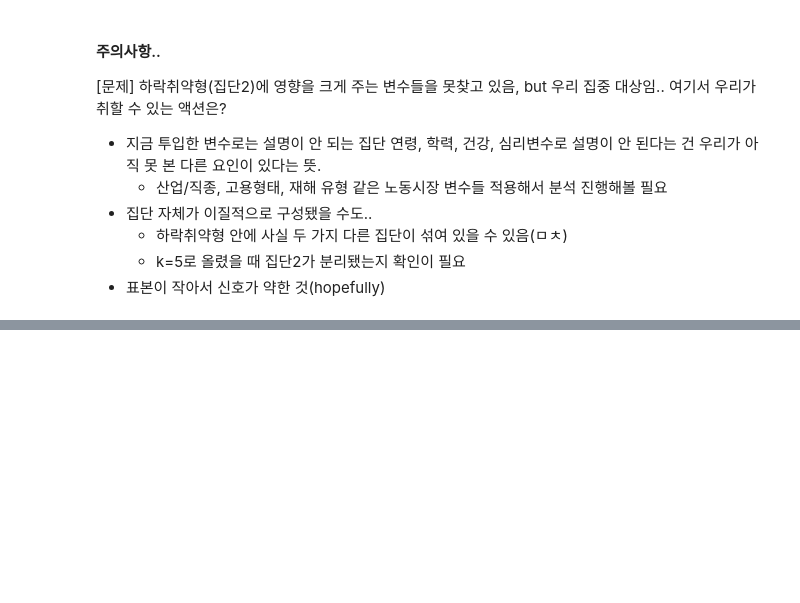
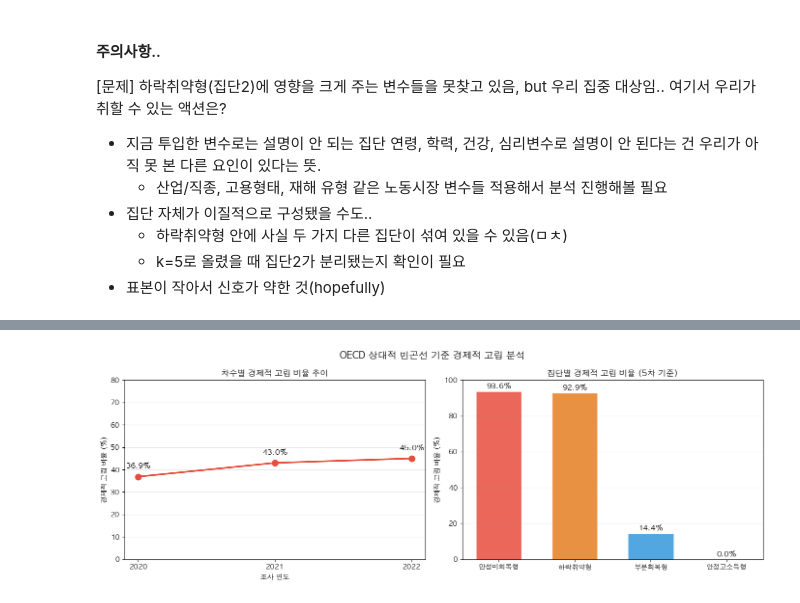
Before and after one commit to hwangsahyun/PSWCI, a Jupyter notebook: PSWCI_code.ipynb, the cells around one changed output, grey strips where cells are left out. Saved outputs shown, nothing was run; the diff lists cells and outputs as text; code cells hidden in the pictures; blank space fills up the shorter version.

```diff
--- a/PSWCI_code.ipynb
+++ b/PSWCI_code.ipynb
@@ -2012,0 +2362,91 @@ SHAP 절댓값의 이론적 범위는 0~infinity, 상한선 X
+# %%
+# ============================================================
+# [Section D] 외부 준거점 결합
+# OECD 상대적 빈곤선(중위소득 50%) 기준 경제적 고립 집단 정의
+#
+# 출처: 보건복지부 브리핑 (2024.07.25)
+# 1인 가구 실제 중위소득
+#   2020년(3차): 215만원 / 2021년(4차): 229만원 / 2022년(5차): 252만원
+# ============================================================
+
+MEDIAN_INCOME = {3: 215.0, 4: 229.0, 5: 252.0}   # 만원/월, 1인 가구
+POVERTY_LINE  = {w: v * 0.5 for w, v in MEDIAN_INCOME.items()}  # OECD 기준 50%
+
+print("=" * 55)
+print("OECD 상대적 빈곤선 기준값 (1인 가구)")
+print("=" * 55)
+for w in [3, 4, 5]:
+    print(f"  {w}차({2017+w}년): 중위소득={MEDIAN_INCOME[w]:.0f}만원 | "
+          f"빈곤선(50%)={POVERTY_LINE[w]:.1f}만원")
+
+# ── 차수별 경제적 고립 집단 규모 ─────────────────────────────
+print("\n" + "=" * 55)
+print("차수별 경제적 고립 현황")
+print("=" * 55)
+
+iso_trend = []
+for w in [3, 4, 5]:
+    est_income = df_lcga[f'RIRI_w{w}'] / 100 * LIVING_WAGE[w]
+    isolated   = (est_income < POVERTY_LINE[w]) & est_income.notna()
+    n_total    = est_income.notna().sum()
+    pct        = isolated.sum() / n_total * 100
+    iso_trend.append(pct)
+    print(f"  {w}차({2017+w}년): 빈곤선 {POVERTY_LINE[w]:.1f}만원 | "
+          f"경제적 고립 {isolated.sum()}명 / {n_total}명 ({pct:.1f}%)")
+
+# ── 집단별 경제적 고립 비율 (5차 기준) ──────────────────────
+print("\n" + "=" * 55)
+print("집단별 경제적 고립 비율 (5차 기준)")
+print("=" * 55)
+
+est_income_5           = df_lcga['RIRI_w5'] / 100 * LIVING_WAGE[5]
+df_lcga['isolated_w5'] = (est_income_5 < POVERTY_LINE[5]).astype(float)
+
+class_label = {1:'만성미회복형', 2:'하락취약형', 3:'부분회복형', 4:'안정고소득형'}
+colors      = ['#E74C3C', '#E67E22', '#3498DB', '#27AE60']
+
+isolation_result = []
+for cls, label in class_label.items():
+    grp = df_lcga[df_lcga['lcga_class'] == cls]
+    n   = grp['isolated_w5'].notna().sum()
+    pct = grp['isolated_w5'].mean() * 100
+    isolation_result.append({'집단': label, 'n': n, '고립비율': round(pct, 1)})
+    print(f"  {label}: {pct:.1f}% ({int(grp['isolated_w5'].sum())}명 / {n}명)")
+
+# ── 시각화 ───────────────────────────────────────────────────
+df_isol = pd.DataFrame(isolation_result)
+
+fig, axes = plt.subplots(1, 2, figsize=(14, 5))
+fig.suptitle('OECD 상대적 빈곤선 기준 경제적 고립 분석', fontsize=14, fontweight='bold')
+
+# 왼쪽: 차수별 전체 고립 비율 추이
+axes[0].plot([2020, 2021, 2022], iso_trend,
+             marker='o', linewidth=2.5, color='#E74C3C', markersize=9)
+for yr, val in zip([2020, 2021, 2022], iso_trend):
+    axes[0].annotate(f'{val:.1f}%', (yr, val),
+                     textcoords='offset points', xytext=(0, 12),
+                     ha='center', fontsize=11, fontweight='bold')
+axes[0].set_title('차수별 경제적 고립 비율 추이', fontsize=12)
+axes[0].set_xlabel('조사 연도')
+axes[0].set_ylabel('경제적 고립 비율 (%)')
+axes[0].set_xticks([2020, 2021, 2022])
+axes[0].set_ylim(0, 80)
+axes[0].grid(axis='y', alpha=0.3)
+
+# 오른쪽: 집단별 고립 비율 막대
+bars = axes[1].bar(df_isol['집단'], df_isol['고립비율'],
+                   color=colors, alpha=0.85, edgecolor='white', width=0.6)
+for bar, val in zip(bars, df_isol['고립비율']):
+    axes[1].text(bar.get_x() + bar.get_width()/2,
+                 bar.get_height() + 1.5,
+                 f'{val:.1f}%', ha='center', fontsize=11, fontweight='bold')
+axes[1].set_title('집단별 경제적 고립 비율 (5차 기준)', fontsize=12)
+axes[1].set_ylabel('경제적 고립 비율 (%)')
+axes[1].set_ylim(0, 100)
+axes[1].grid(axis='y', alpha=0.3)
+
+plt.tight_layout()
+plt.savefig('poverty_isolation.png', dpi=150, bbox_inches='tight')
+plt.show()
+print("poverty_isolation.png 저장 완료")
+# %% [output]
@@ -2012,0 +2470 @@ SHAP 절댓값의 이론적 범위는 0~infinity, 상한선 X
+[figure, added]
```
Also changed, not shown: parts of 39 cells of this notebook, 15 other files.
